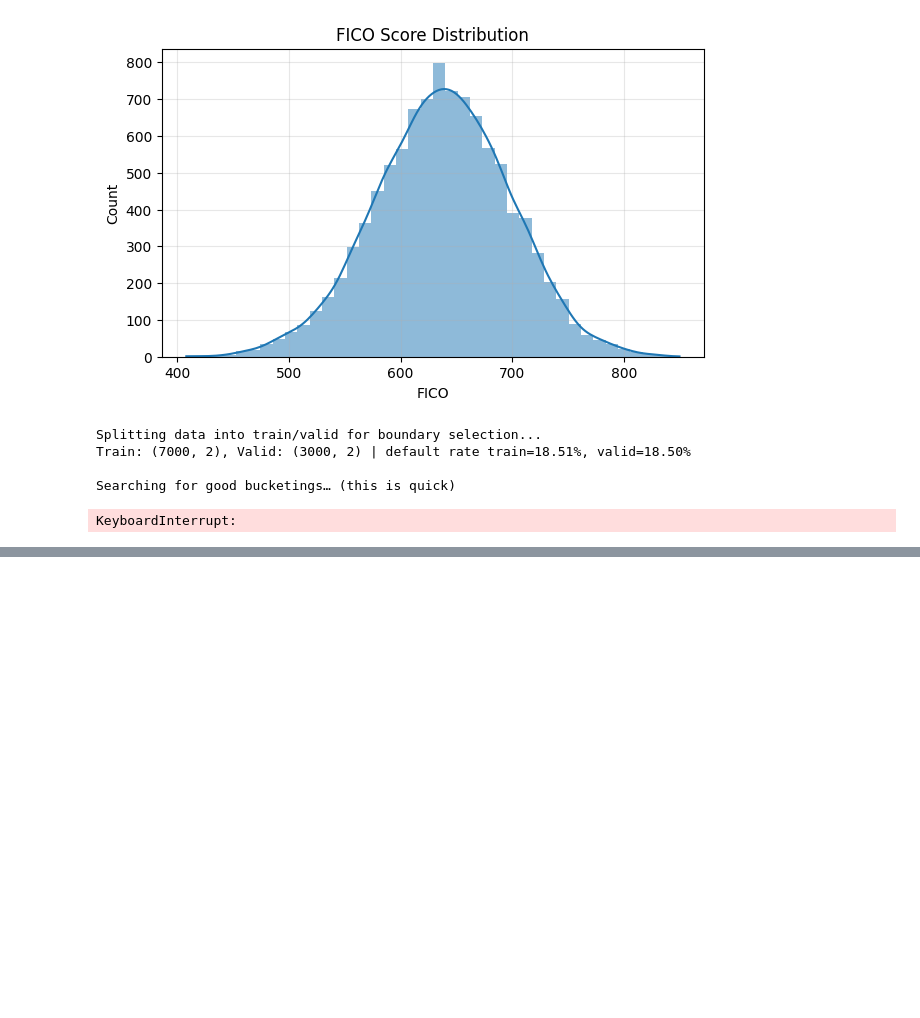
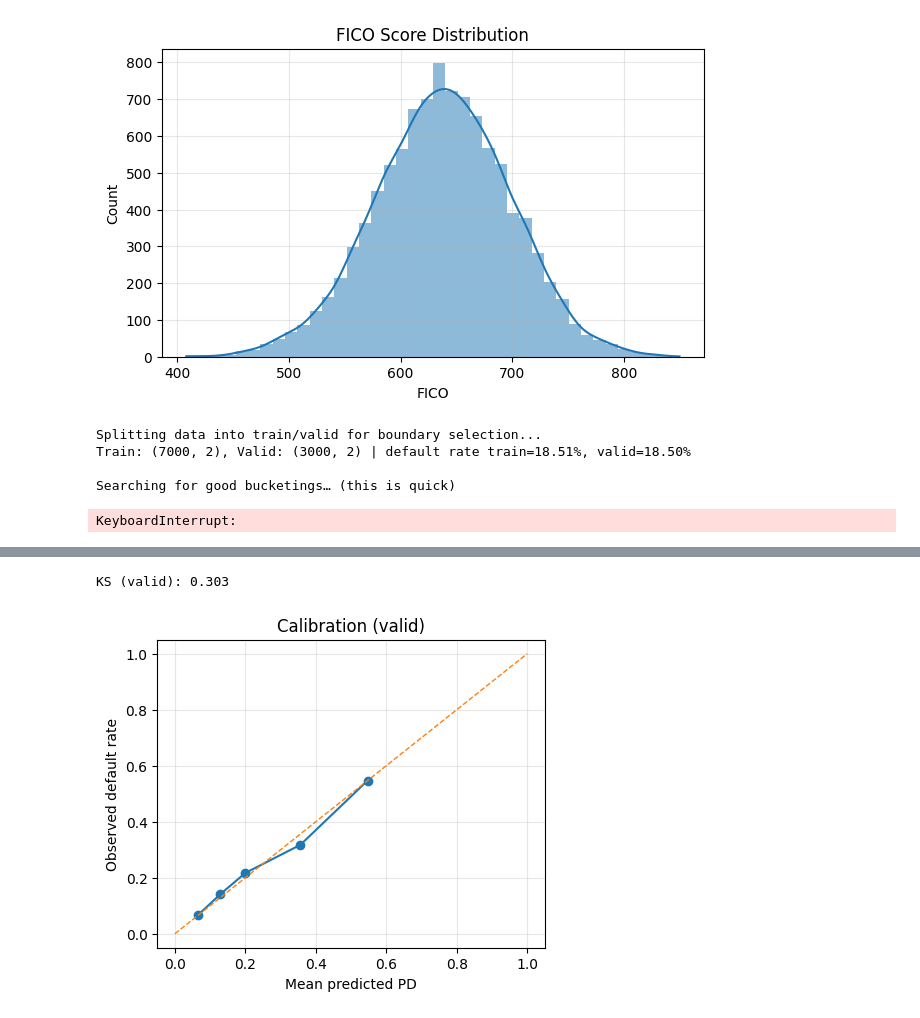
Before and after one commit to mian-abd/JP-Morgan-Quantitative-Research-Virtual-Experience, a Jupyter notebook: task4.ipynb, the cells around one changed output, grey strips where cells are left out. Drawn from its saved outputs; the diff is of its cells as text; code cells hidden in the pictures; blank space fills up the shorter version.

```diff
--- a/task4.ipynb
+++ b/task4.ipynb
@@ -532,0 +533,27 @@ FICO 800: Grade_1
+# %%
+# KS and simple calibration diagnostics on VALID
+from sklearn.calibration import calibration_curve
+
+y_true = valid_df["default"].values
+y_pred = predict_pd_from_buckets(valid_df["fico_score"].values, best["Boundaries"],
+                                 best["BucketTable"]["pd_mono"].values)
+# KS
+order = np.argsort(y_pred)
+cum_bad = np.cumsum(y_true[order]) / y_true.sum()
+cum_good = np.cumsum(1 - y_true[order]) / (len(y_true) - y_true.sum())
+KS = np.max(np.abs(cum_bad - cum_good))
+print(f"KS (valid): {KS:.3f}")
+
+# Calibration curve
+frac_pos, mean_pred = calibration_curve(y_true, y_pred, n_bins=10, strategy="quantile")
+plt.figure(figsize=(5,4))
+plt.plot(mean_pred, frac_pos, marker="o")
+plt.plot([0,1],[0,1],"--", lw=1)
+plt.title("Calibration (valid)")
+plt.xlabel("Mean predicted PD")
+plt.ylabel("Observed default rate")
+plt.grid(alpha=.3)
+plt.show()
+# %% [output]
+KS (valid): 0.303
+[figure, added]
```
Also changed, not shown: parts of 4 cells of this notebook.
